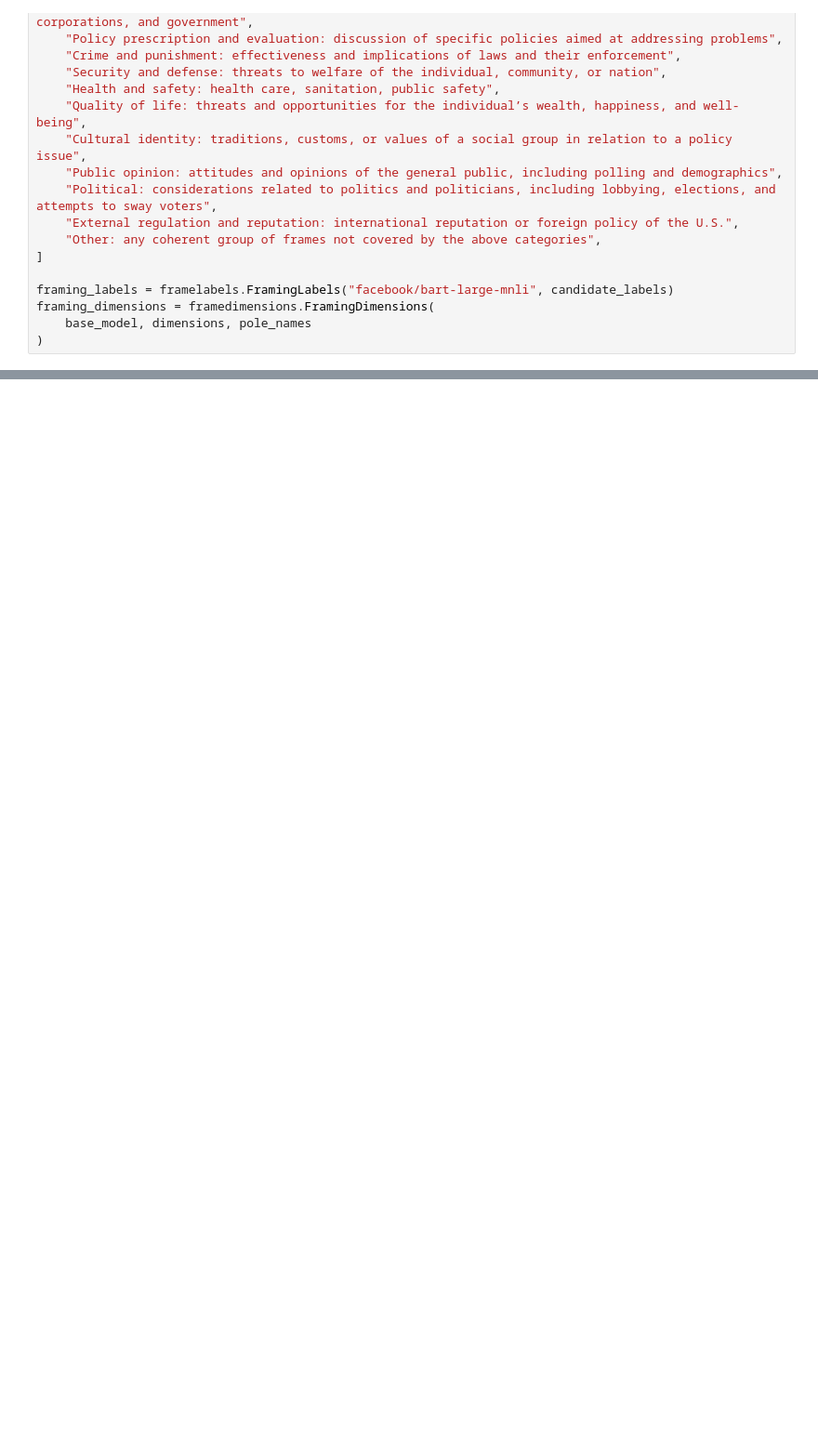
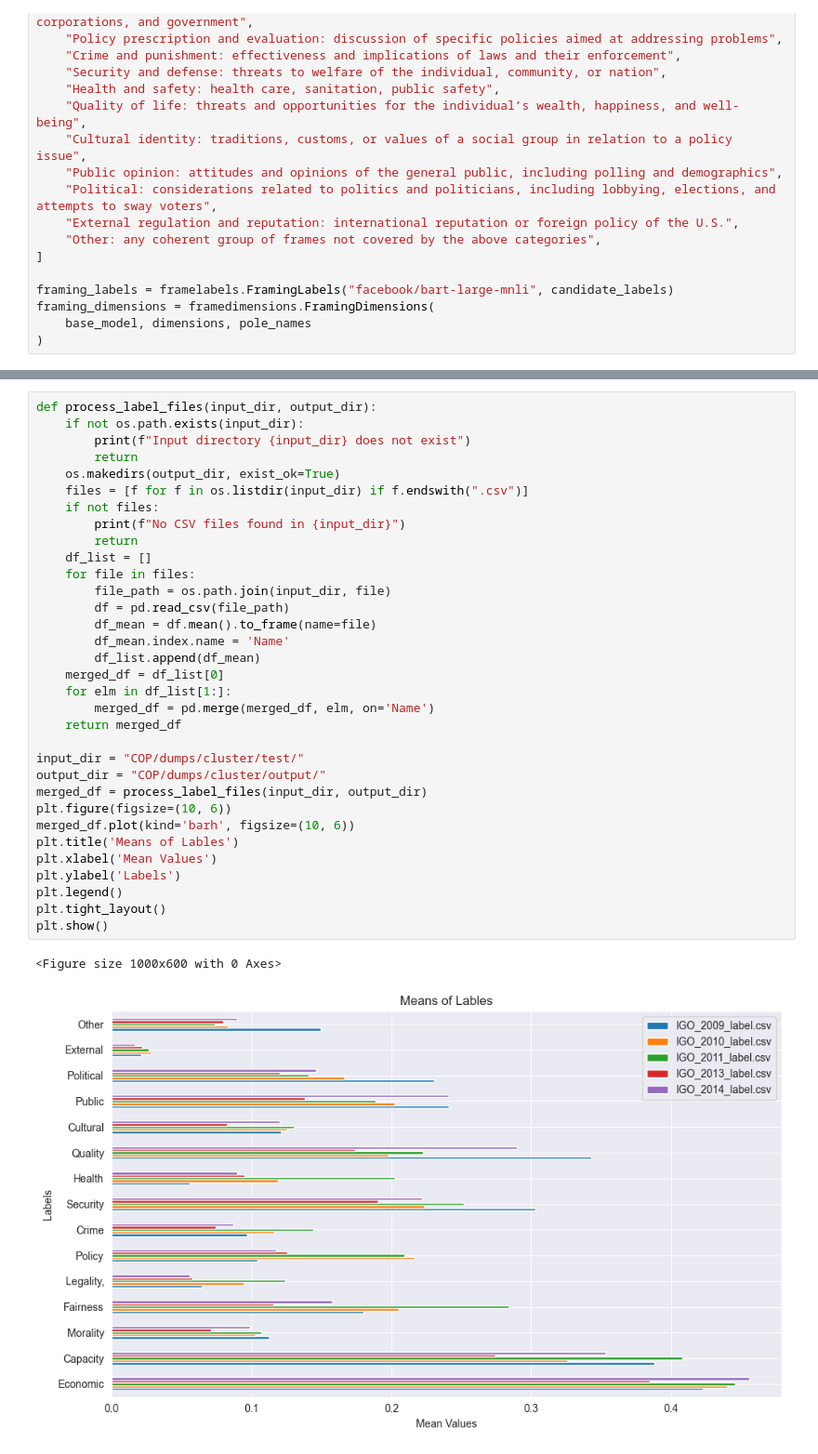
Before and after one commit to NicoOhler/wikipedia_framing_analysis, a Jupyter notebook: analyze.ipynb, the cells around one changed output, grey strips where cells are left out. Shown at 93% size. Saved outputs shown, nothing was run; the diff lists cells and outputs as text; blank space fills up the shorter version.

```diff
--- a/analyze.ipynb
+++ b/analyze.ipynb
@@ -274,0 +277,36 @@ compareCustom("COP/plots/custom_compare/",paths,custom_names=custom_names, title
+# %%
+def process_label_files(input_dir, output_dir):
+    if not os.path.exists(input_dir):
+        print(f"Input directory {input_dir} does not exist")
+        return
+    os.makedirs(output_dir, exist_ok=True)
+    files = [f for f in os.listdir(input_dir) if f.endswith(".csv")]
+    if not files:
+        print(f"No CSV files found in {input_dir}")
+        return
+    df_list = []
+    for file in files:
+        file_path = os.path.join(input_dir, file)
+        df = pd.read_csv(file_path)
+        df_mean = df.mean().to_frame(name=file)
+        df_mean.index.name = 'Name'
+        df_list.append(df_mean)
+    merged_df = df_list[0]
+    for elm in df_list[1:]:
+        merged_df = pd.merge(merged_df, elm, on='Name')
+    return merged_df
+
+input_dir = "COP/dumps/cluster/test/"
+output_dir = "COP/dumps/cluster/output/"
+merged_df = process_label_files(input_dir, output_dir)
+plt.figure(figsize=(10, 6))
+merged_df.plot(kind='barh', figsize=(10, 6))
+plt.title('Means of Lables')
+plt.xlabel('Mean Values')
+plt.ylabel('Labels')
+plt.legend()
+plt.tight_layout()
+plt.show()
+# %% [output]
+<Figure size 1000x600 with 0 Axes>
+[figure, added]
```
Also changed, not shown: parts of 2 cells of this notebook.
